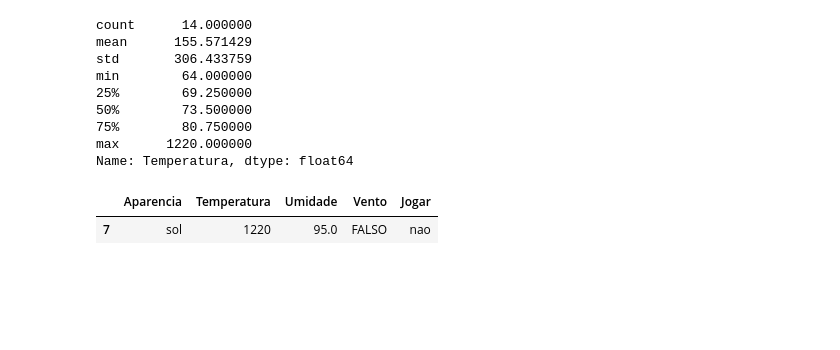
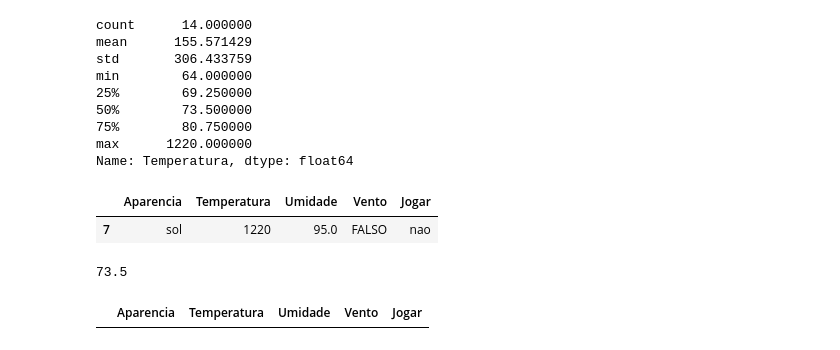
Before and after one commit to RodrigoD4v/Limpeza-Tratamento-Dados, a Jupyter notebook: notebooks/limpeza_tratamento.ipynb, the cells around one changed output. Drawn from its saved outputs; the diff is of its cells as text; code cells hidden in the pictures; blank space fills up the shorter version.

Commit message:
Calculando a mediana da temperatura e subistituindo o valor invalido

```diff
--- a/notebooks/limpeza_tratamento.ipynb
+++ b/notebooks/limpeza_tratamento.ipynb
@@ -181,3 +181,14 @@ dataset.loc[(dataset['Temperatura'] < -130) | (dataset['Temperatura'] > 130 )]
 # %% [output]
 |  | Aparencia | Temperatura | Umidade | Vento | Jogar |
 | 7 | sol | 1220 | 95.0 | FALSO | nao |
+# %%
+mediana = sts.median(dataset['Temperatura'])
+mediana
+# %% [output]
+73.5
+# %%
+dataset.loc[(dataset['Temperatura'] < -130) | (dataset['Temperatura'] > 130), 'Temperatura'] = mediana
+# %%
+dataset.loc[(dataset['Temperatura'] <  -130 )  | ( dataset['Temperatura'] >  130) ]
+# %% [output]
+|  | Aparencia | Temperatura | Umidade | Vento | Jogar |
```
